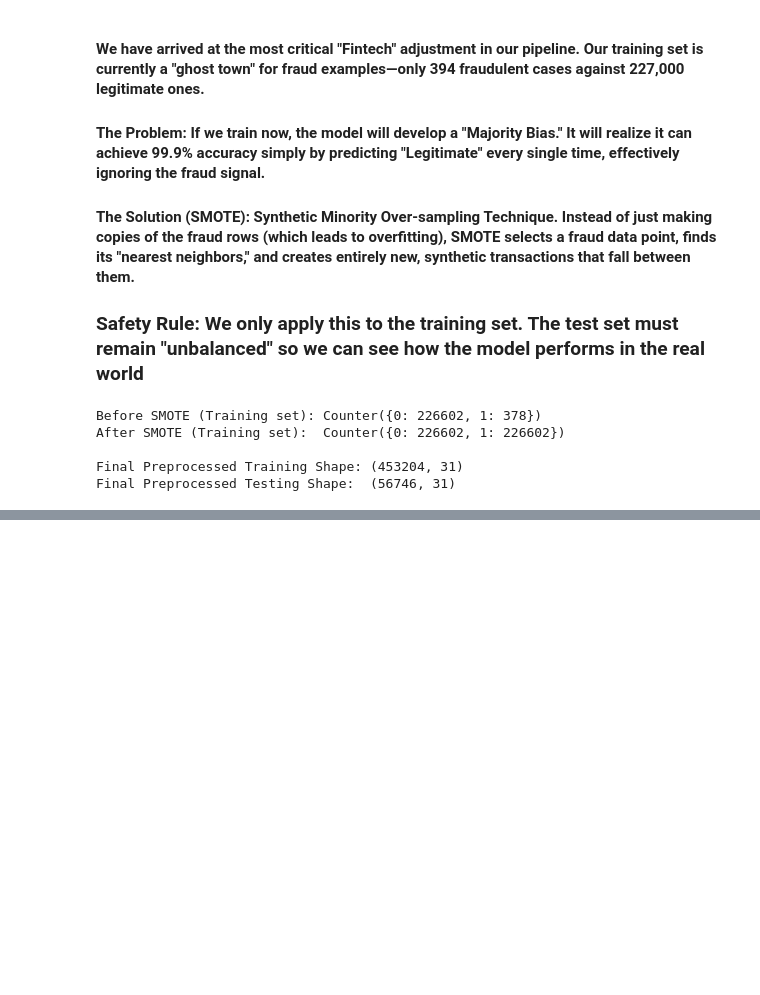
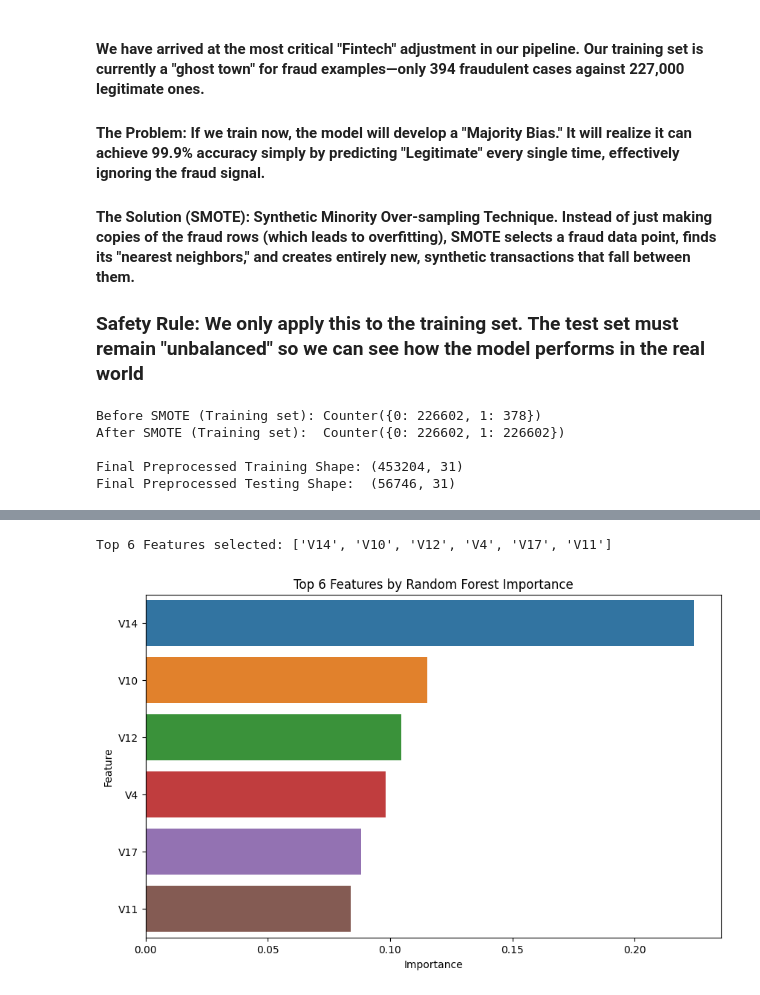
Before and after one commit to richyfabz/FraudDetectionModel_Fintech, a Jupyter notebook: notebooks/02_preprocessing_and_feature_engineering.ipynb, the cells around one changed output, grey strips where cells are left out. Saved outputs shown, nothing was run; the diff lists cells and outputs as text; code cells hidden in the pictures; blank space fills up the shorter version.

```diff
--- a/notebooks/02_preprocessing_and_feature_engineering.ipynb
+++ b/notebooks/02_preprocessing_and_feature_engineering.ipynb
@@ -238,0 +248,30 @@ Final Preprocessed Testing Shape:  (56746, 31)
+# %%
+# 1. Initialize a standalone Random Forest for selection
+selector_rf = RandomForestClassifier(n_estimators=100, random_state=42, n_jobs=-1)
+
+# 2. Fit on the BALANCED training data
+selector_rf.fit(X_train_res, y_train_res)
+
+# 3. Extract and Sort Importance
+importances = selector_rf.feature_importances_
+feature_names = X_train_res.columns
+feature_importance_df = pd.DataFrame({'Feature': feature_names, 'Importance': importances})
+feature_importance_df = feature_importance_df.sort_values(by='Importance', ascending=False)
+
+# 4. Select the Top Features (e.g., Top 6)
+top_features = feature_importance_df['Feature'].head(6).tolist()
+
+print(f"Top 6 Features selected: {top_features}")
+
+# 5. Trim the datasets for the Final Ensemble
+X_train_final = X_train_res[top_features]
+X_test_final = X_test[top_features]
+
+# Display the top features
+plt.figure(figsize=(10, 6))
+sns.barplot(x='Importance', y='Feature', data=feature_importance_df.head(6))
+plt.title("Top 6 Features by Random Forest Importance")
+plt.show()
+# %% [output]
+Top 6 Features selected: ['V14', 'V10', 'V12', 'V4', 'V17', 'V11']
+[figure, added]
```
Also changed, not shown: parts of 2 cells of this notebook, 3 other files.
